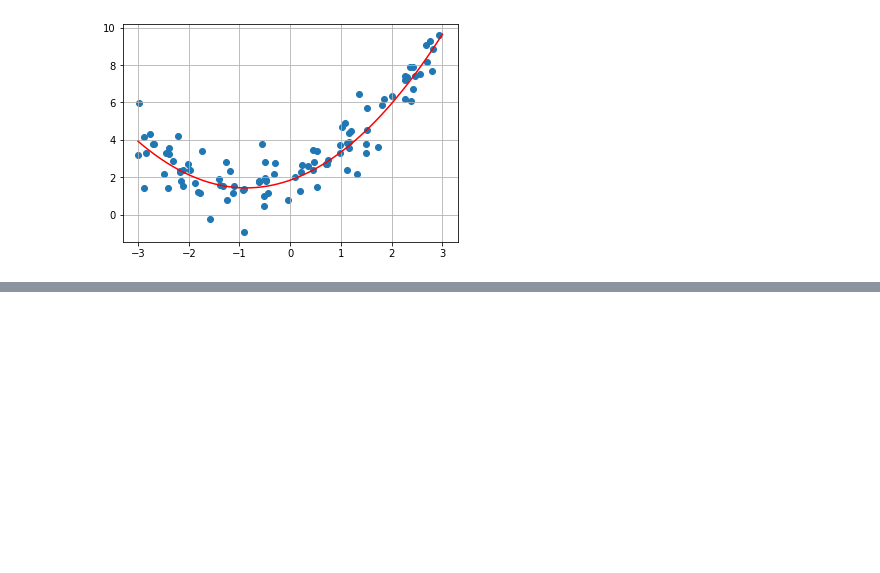
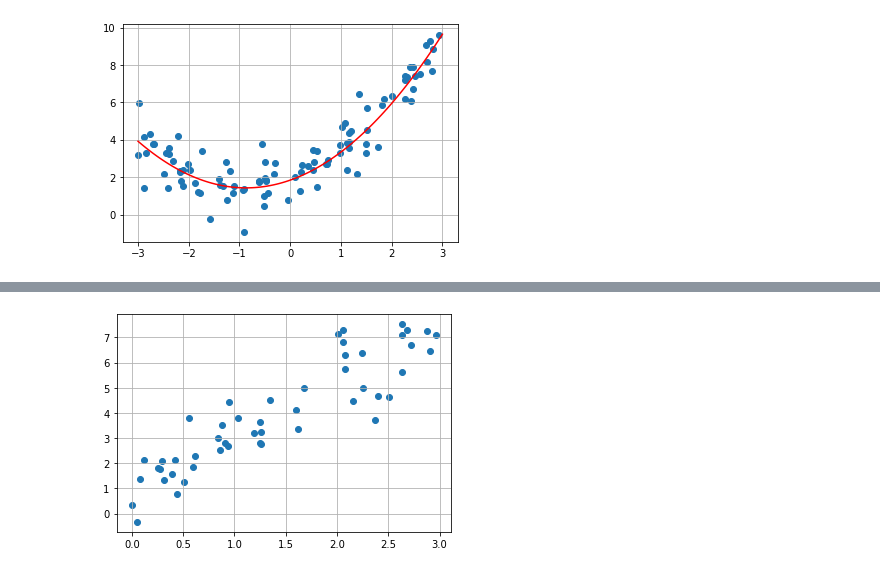
Before and after one commit to JakeOh/202007_itw_bd18, a Jupyter notebook: lab_ml/ml05_linear_regression.ipynb, the cells around one changed output, grey strips where cells are left out. Drawn from its saved outputs; the diff is of its cells as text; code cells hidden in the pictures; blank space fills up the shorter version.

```diff
--- a/lab_ml/ml05_linear_regression.ipynb
+++ b/lab_ml/ml05_linear_regression.ipynb
@@ -439,0 +489,10 @@ plt.grid()
+# %%
+np.random.seed(1)
+m = 50
+X = 3 * np.random.rand(m, 1)
+y = 1 + 2 * X + np.random.randn(m, 1)
+
+plt.scatter(X, y)
+plt.grid()
+# %% [output]
+[figure, added]
```
Also changed, not shown: parts of 7 cells of this notebook.
